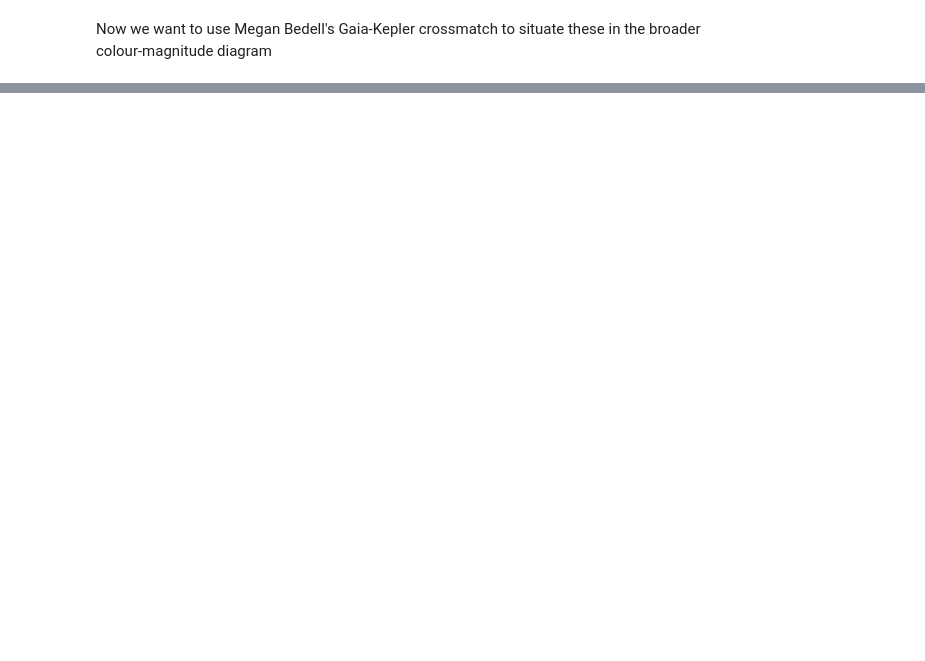
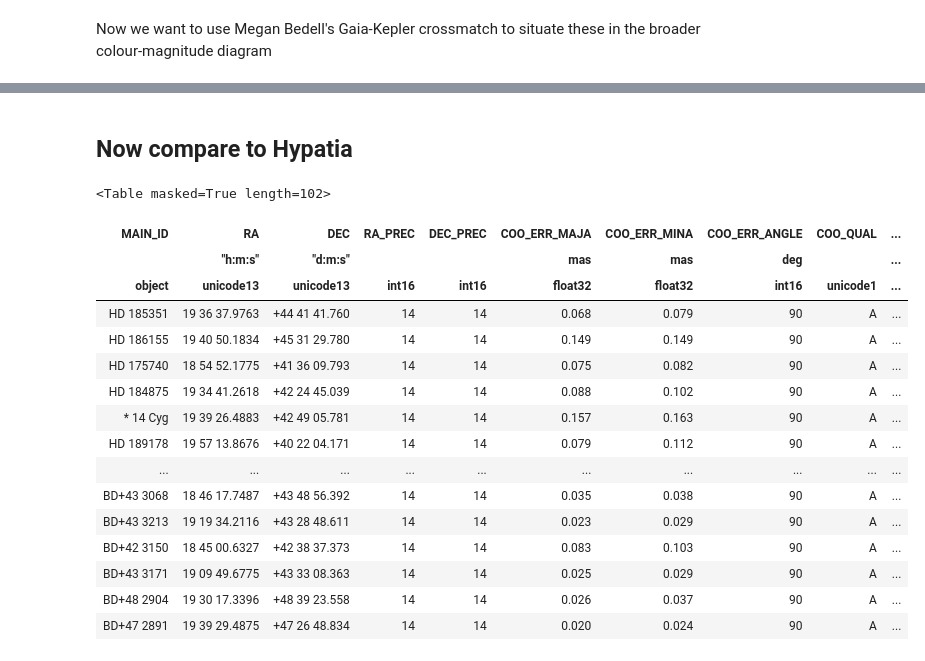
Before and after one commit to benjaminpope/smearcampaign, a Jupyter notebook: notebooks/read_catalogues.ipynb, the cells around one changed output, grey strips where cells are left out. Drawn from its saved outputs; the diff is of its cells as text; code cells hidden in the pictures; blank space fills up the shorter version.

```diff
--- a/notebooks/read_catalogues.ipynb
+++ b/notebooks/read_catalogues.ipynb
@@ -620,0 +631,7 @@ plt.savefig('../paper/gaia_kepler_hr.png')
+# %% [markdown]
+## Now compare to Hypatia
+# %%
+Simbad.reset_votable_fields()
+Simbad.add_votable_fields('ids')
+sim = Simbad.query_objects(cat['Name'])
+ids = sim['IDS']
@@ -620,0 +653,20 @@ plt.savefig('../paper/gaia_kepler_hr.png')
+# %%
+sim
+# %% [output]
+<Table masked=True length=102>
+| MAIN_ID | RA | DEC | RA_PREC | DEC_PREC | COO_ERR_MAJA | COO_ERR_MINA | COO_ERR_ANGLE | COO_QUAL | ... |
+|  | "h:m:s" | "d:m:s" |  |  | mas | mas | deg |  | ... |
+| object | unicode13 | unicode13 | int16 | int16 | float32 | float32 | int16 | unicode1 | ... |
+| HD 185351 | 19 36 37.9763 | +44 41 41.760 | 14 | 14 | 0.068 | 0.079 | 90 | A | ... |
+| HD 186155 | 19 40 50.1834 | +45 31 29.780 | 14 | 14 | 0.149 | 0.149 | 90 | A | ... |
+| HD 175740 | 18 54 52.1775 | +41 36 09.793 | 14 | 14 | 0.075 | 0.082 | 90 | A | ... |
+| HD 184875 | 19 34 41.2618 | +42 24 45.039 | 14 | 14 | 0.088 | 0.102 | 90 | A | ... |
+| * 14 Cyg | 19 39 26.4883 | +42 49 05.781 | 14 | 14 | 0.157 | 0.163 | 90 | A | ... |
+| HD 189178 | 19 57 13.8676 | +40 22 04.171 | 14 | 14 | 0.079 | 0.112 | 90 | A | ... |
+| ... | ... | ... | ... | ... | ... | ... | ... | ... | ... |
+| BD+43 3068 | 18 46 17.7487 | +43 48 56.392 | 14 | 14 | 0.035 | 0.038 | 90 | A | ... |
+| BD+43 3213 | 19 19 34.2116 | +43 28 48.611 | 14 | 14 | 0.023 | 0.029 | 90 | A | ... |
+| BD+42 3150 | 18 45 00.6327 | +42 38 37.373 | 14 | 14 | 0.083 | 0.103 | 90 | A | ... |
+| BD+43 3171 | 19 09 49.6775 | +43 33 08.363 | 14 | 14 | 0.025 | 0.029 | 90 | A | ... |
+| BD+48 2904 | 19 30 17.3396 | +48 39 23.558 | 14 | 14 | 0.026 | 0.037 | 90 | A | ... |
+| BD+47 2891 | 19 39 29.4875 | +47 26 48.834 | 14 | 14 | 0.020 | 0.024 | 90 | A | ... |
```
Also changed, not shown: parts of 23 cells of this notebook, 3 other files.
